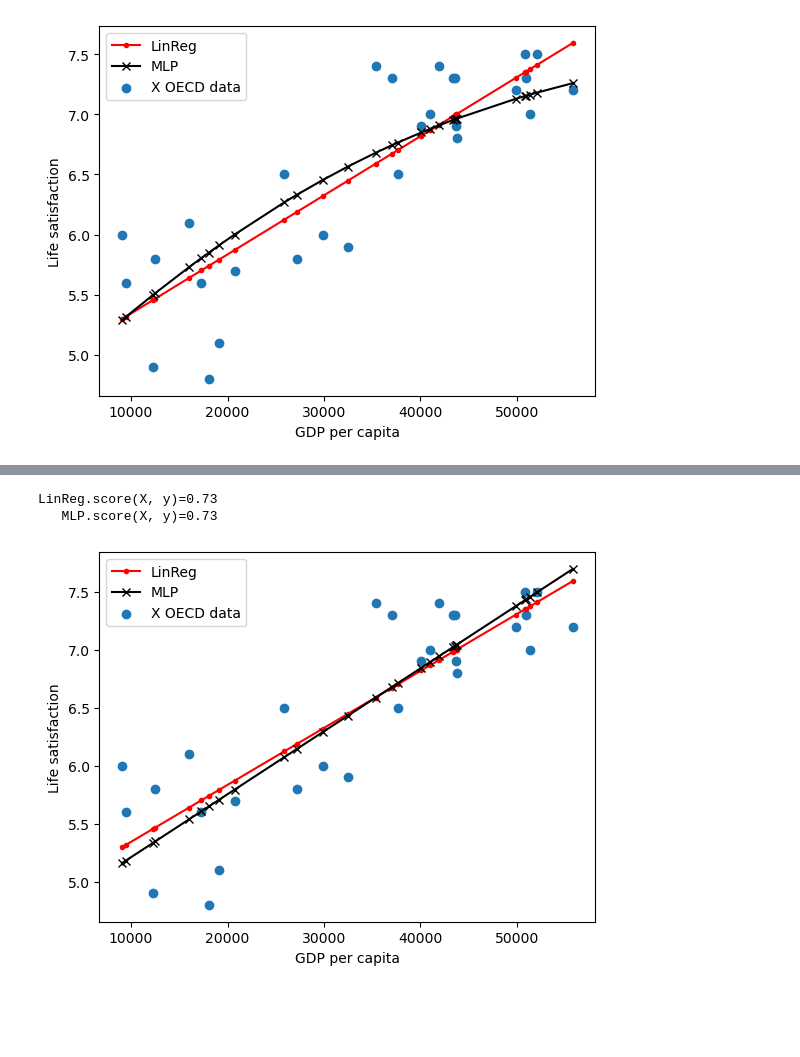
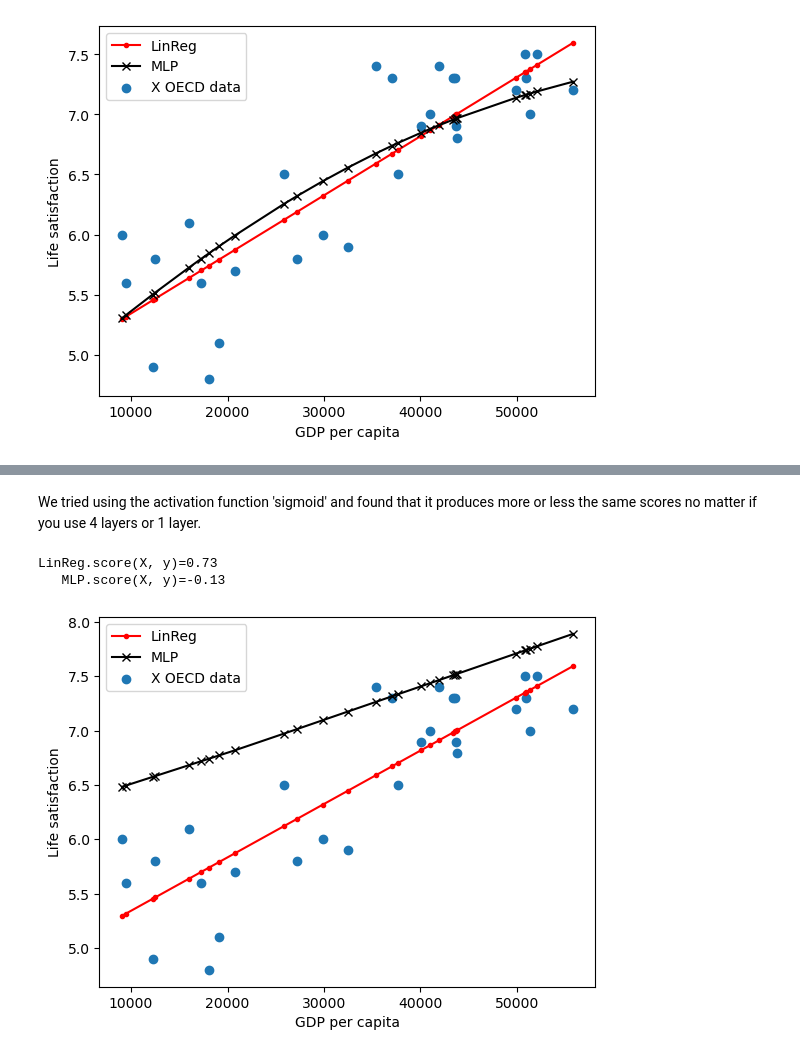
Before and after one commit to MartinStokholm/SWMAL, a Jupyter notebook: Handins/O2/LO4/pipelines.ipynb, the cells around one changed output, grey strips where cells are left out. Saved outputs shown, nothing was run; the diff lists cells and outputs as text; code cells hidden in the pictures; blank space fills up the shorter version.

Commit message:
Pipelins updated

```diff
--- a/Handins/O2/LO4/pipelines.ipynb
+++ b/Handins/O2/LO4/pipelines.ipynb
@@ -238,23 +328,44 @@ from sklearn.pipeline import Pipeline
 from sklearn.preprocessing import MinMaxScaler
 
 mlp = MLPRegressor(
-    hidden_layer_sizes=(5, ),
+    hidden_layer_sizes=(4, ),
     solver='adam',
     activation='logistic',
     tol=1E-5,
     max_iter=100000,
     verbose=False)
 
-final5neuronpipe = Pipeline(
+final_log4_neuronpipe = Pipeline(
     [
         ('Scaler',MinMaxScaler()),
         ('mlp',mlp)
     ]
 )
-final5neuronpipe.fit(X,y)
+final_log4_neuronpipe.fit(X,y)
 linreg.fit(X,y)
-PlotModels(linreg, final5neuronpipe, X, y, "LinReg", "MLP")
+PlotModels(linreg, final_log4_neuronpipe, X, y, "LinReg", "MLP")
 # %% [output]
 LinReg.score(X, y)=0.73
    MLP.score(X, y)=0.71
 [figure]
+# %%
+from sklearn.pipeline import Pipeline
+from sklearn.preprocessing import MinMaxScaler
+
+mlp = MLPRegressor(
+    hidden_layer_sizes=(1, ),
+    solver='adam',
+    activation='logistic',
+    tol=1E-5,
+    max_iter=100000,
+    verbose=False)
+
+final_log1_neuronpipe = Pipeline(
+    [
+        ('Scaler',MinMaxScaler()),
+        ('mlp',mlp)
+    ]
+)
+final_log1_neuronpipe.fit(X,y)
+linreg.fit(X,y)
+PlotModels(linreg, final_log1_neuronpipe, X, y, "LinReg", "MLP")
@@ -261,28 +376,30 @@ LinReg.score(X, y)=0.73
+# %% [markdown]
+We tried using the activation function 'sigmoid' and found that it produces more or less the same scores no matter if you use 4 layers or 1 layer.
 # %%
 from sklearn.pipeline import Pipeline
 from sklearn.preprocessing import MinMaxScaler
 
 mlp = MLPRegressor(
     hidden_layer_sizes=(10, ),
-    solver='adam',
+    solver='sgd',
     activation='relu',
     tol=1E-5,
     max_iter=100000,
     verbose=False)
 
-final10neuronpipe = Pipeline(
+final_sgd10_solverpipe = Pipeline(
     [
         ('Scaler',MinMaxScaler()),
         ('mlp',mlp)
     ]
 )
-final10neuronpipe.fit(X,y)
+final_sgd10_solverpipe.fit(X,y)
 linreg.fit(X,y)
-PlotModels(linreg, final10neuronpipe, X, y, "LinReg", "MLP")
+PlotModels(linreg, final_sgd10_solverpipe, X, y, "LinReg", "MLP")
 # %% [output]
 LinReg.score(X, y)=0.73
-   MLP.score(X, y)=0.73
+   MLP.score(X, y)=-0.13
-[figure, old version]
+[figure, new version]
 # %%
 from sklearn.pipeline import Pipeline
 from sklearn.preprocessing import MinMaxScaler
```
Also changed, not shown: parts of 20 cells of this notebook.
